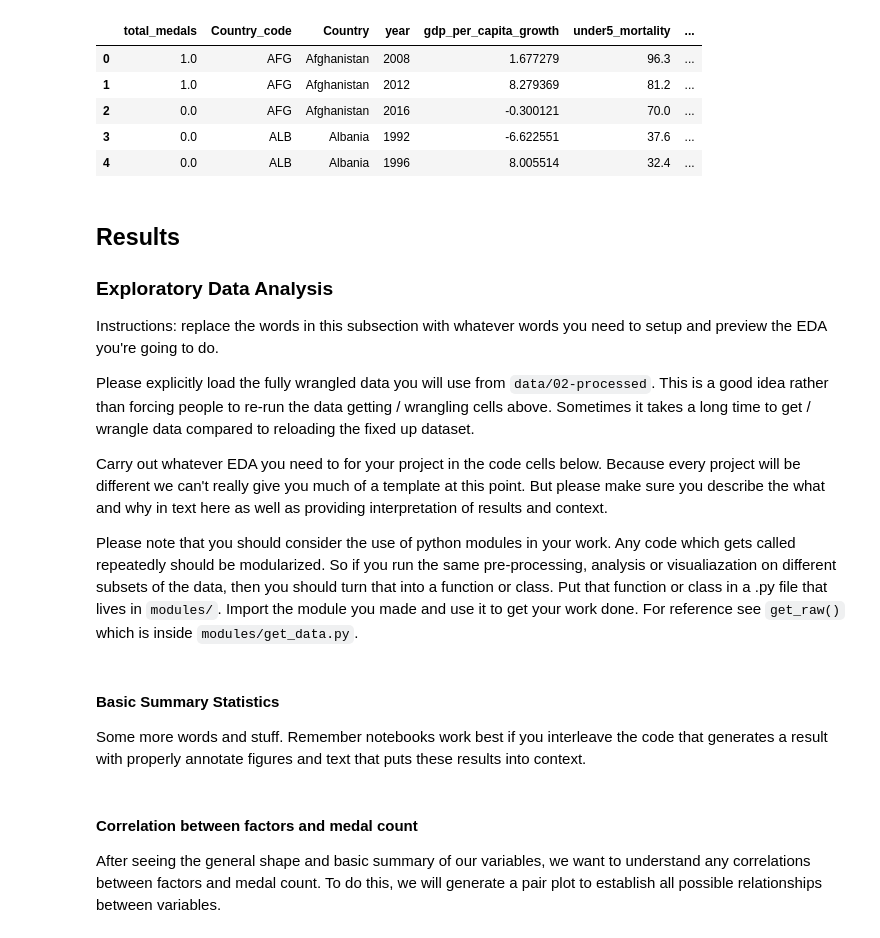
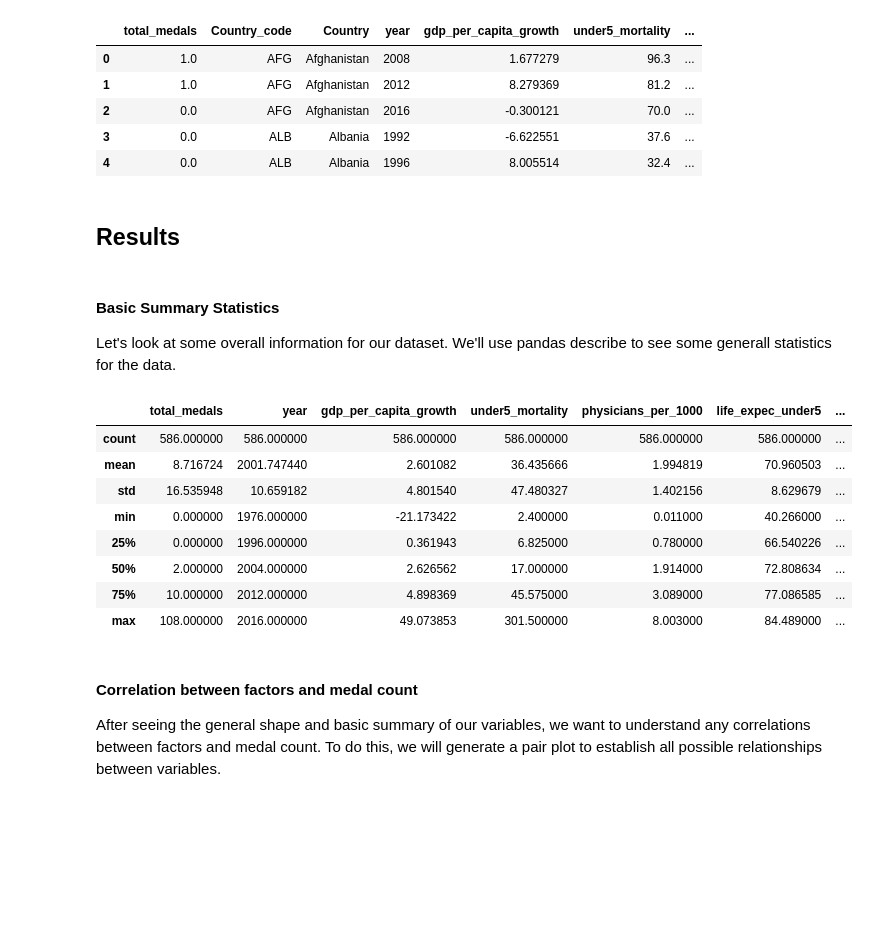
Before and after one commit to COGS108/Group019_WI26, a Jupyter notebook: 02-EDACheckpoint.ipynb, the cells around one changed output. Saved outputs shown, nothing was run; the diff lists cells and outputs as text; code cells hidden in the pictures; blank space fills up the shorter version.

```diff
--- a/02-EDACheckpoint.ipynb
+++ b/02-EDACheckpoint.ipynb
@@ -469,22 +462,24 @@ final_df.head()
 | 2 | 0.0 | AFG | Afghanistan | 2016 | -0.300121 | 70.0 | ... |
 | 3 | 0.0 | ALB | Albania | 1992 | -6.622551 | 37.6 | ... |
 | 4 | 0.0 | ALB | Albania | 1996 | 8.005514 | 32.4 | ... |
-# %% [markdown]
-## Results
-
-### Exploratory Data Analysis
-
-Instructions: replace the words in this subsection with whatever words you need to setup and preview the EDA you're going to do.
-
-Please explicitly load the fully wrangled data you will use from `data/02-processed`.  This is a good idea rather than forcing people to re-run the data getting / wrangling cells above.  Sometimes it takes a long time to get / wrangle data compared to reloading the fixed up dataset.
-
-Carry out whatever EDA you need to for your project in the code cells below.  Because every project will be different we can't really give you much of a template at this point. But please make sure you describe the what and why in text here as well as providing interpretation of results and context.
-
-Please note that you should consider the use of python modules in your work.  Any code which gets called repeatedly should be modularized. So if you run the same pre-processing, analysis or visualiazation on different subsets of the data, then you should turn that into a function or class.  Put that function or class in a .py file that lives in `modules/`.  Import the module you made and use it to get your work done.  For reference see `get_raw()` which is inside `modules/get_data.py`.
-# %% [markdown]
-#### Basic Summary Statistics
-
-Some more words and stuff.  Remember notebooks work best if you interleave the code that generates a result with properly annotate figures and text that puts these results into context.
+# %% [markdown]
+## Results
+# %% [markdown]
+#### Basic Summary Statistics
+
+Let's look at some overall information for our dataset. We'll use pandas describe to see some generall statistics for the data.
+# %%
+final_df.describe()
+# %% [output]
+|  | total_medals | year | gdp_per_capita_growth | under5_mortality | physicians_per_1000 | life_expec_under5 | ... |
+| count | 586.000000 | 586.000000 | 586.000000 | 586.000000 | 586.000000 | 586.000000 | ... |
+| mean | 8.716724 | 2001.747440 | 2.601082 | 36.435666 | 1.994819 | 70.960503 | ... |
+| std | 16.535948 | 10.659182 | 4.801540 | 47.480327 | 1.402156 | 8.629679 | ... |
+| min | 0.000000 | 1976.000000 | -21.173422 | 2.400000 | 0.011000 | 40.266000 | ... |
+| 25% | 0.000000 | 1996.000000 | 0.361943 | 6.825000 | 0.780000 | 66.540226 | ... |
+| 50% | 2.000000 | 2004.000000 | 2.626562 | 17.000000 | 1.914000 | 72.808634 | ... |
+| 75% | 10.000000 | 2012.000000 | 4.898369 | 45.575000 | 3.089000 | 77.086585 | ... |
+| max | 108.000000 | 2016.000000 | 49.073853 | 301.500000 | 8.003000 | 84.489000 | ... |
 # %% [markdown]
 #### Correlation between factors and medal count
 
```
Also changed, not shown: parts of 8 cells of this notebook.
